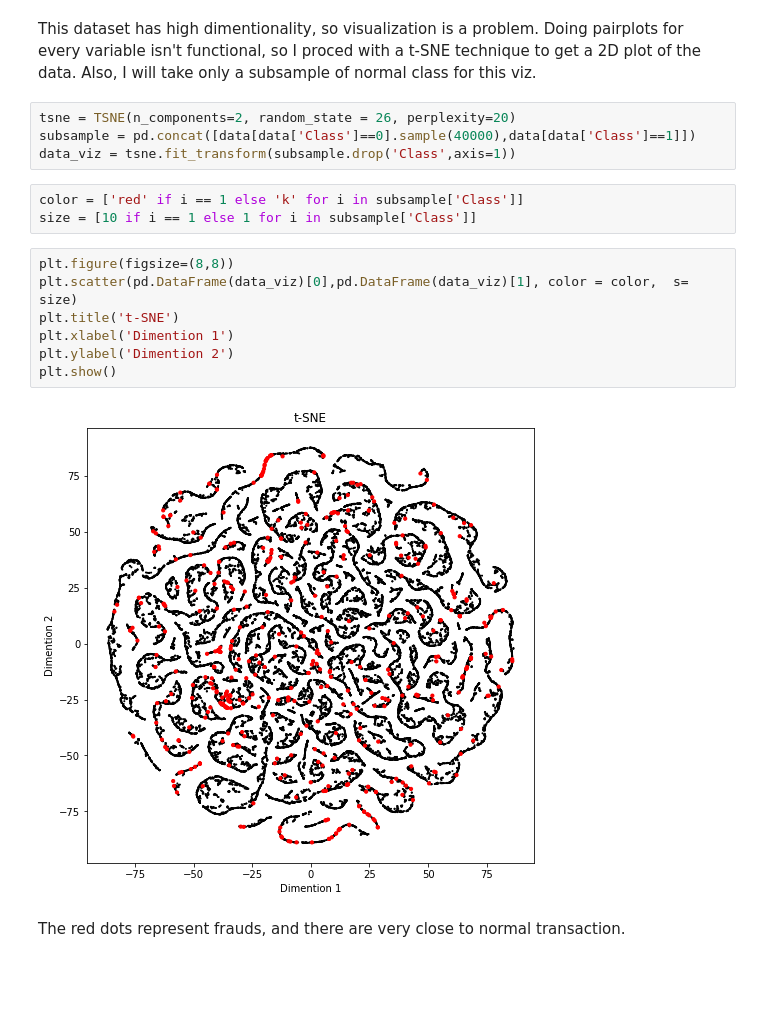
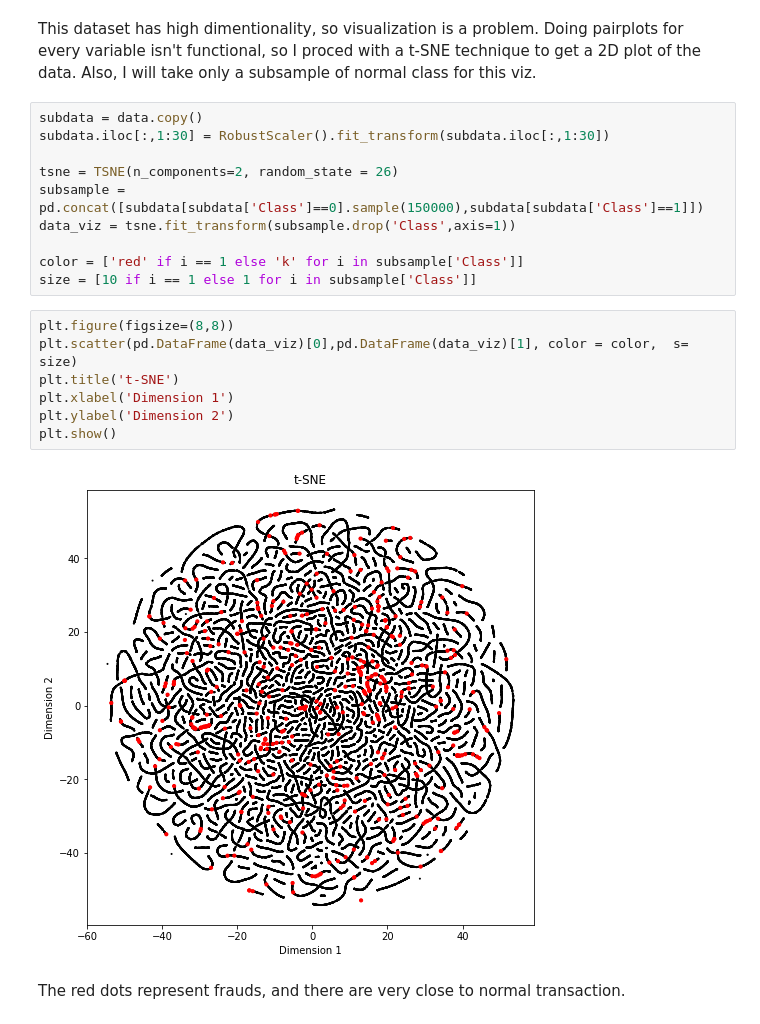
Before and after one commit to leogcalderon/fraud_detection, a Jupyter notebook: fraud_detection.ipynb, the cells around one changed output. Saved outputs shown, nothing was run; the diff lists cells and outputs as text; blank space fills up the shorter version.

```diff
--- a/fraud_detection.ipynb
+++ b/fraud_detection.ipynb
@@ -76,21 +76,24 @@ plt.show()
 # %% [markdown]
 This dataset has high dimentionality, so visualization is a problem. Doing pairplots for every variable isn't functional, so I proced with a t-SNE technique to get a 2D plot of the data. Also, I will take only a subsample of normal class for this viz.
 # %%
-tsne = TSNE(n_components=2, random_state = 26, perplexity=20)
-subsample = pd.concat([data[data['Class']==0].sample(40000),data[data['Class']==1]])
+subdata = data.copy()
+subdata.iloc[:,1:30] = RobustScaler().fit_transform(subdata.iloc[:,1:30])
+
+tsne = TSNE(n_components=2, random_state = 26)
+subsample = pd.concat([subdata[subdata['Class']==0].sample(150000),subdata[subdata['Class']==1]])
 data_viz = tsne.fit_transform(subsample.drop('Class',axis=1))
+
+color = ['red' if i == 1 else 'k' for i in subsample['Class']]
+size = [10 if i == 1 else 1 for i in subsample['Class']]
-# %%
-color = ['red' if i == 1 else 'k' for i in subsample['Class']]
-size = [10 if i == 1 else 1 for i in subsample['Class']]
 # %%
 plt.figure(figsize=(8,8))
 plt.scatter(pd.DataFrame(data_viz)[0],pd.DataFrame(data_viz)[1], color = color,  s= size)
 plt.title('t-SNE')
-plt.xlabel('Dimention 1')
-plt.ylabel('Dimention 2')
+plt.xlabel('Dimension 1')
+plt.ylabel('Dimension 2')
 plt.show()
 # %% [output]
-[figure, old version]
+[figure, new version]
 # %% [markdown]
 The red dots represent frauds, and there are very close to normal transaction.
 # %% [markdown]
```
Also changed, not shown: parts of 2 cells of this notebook.
